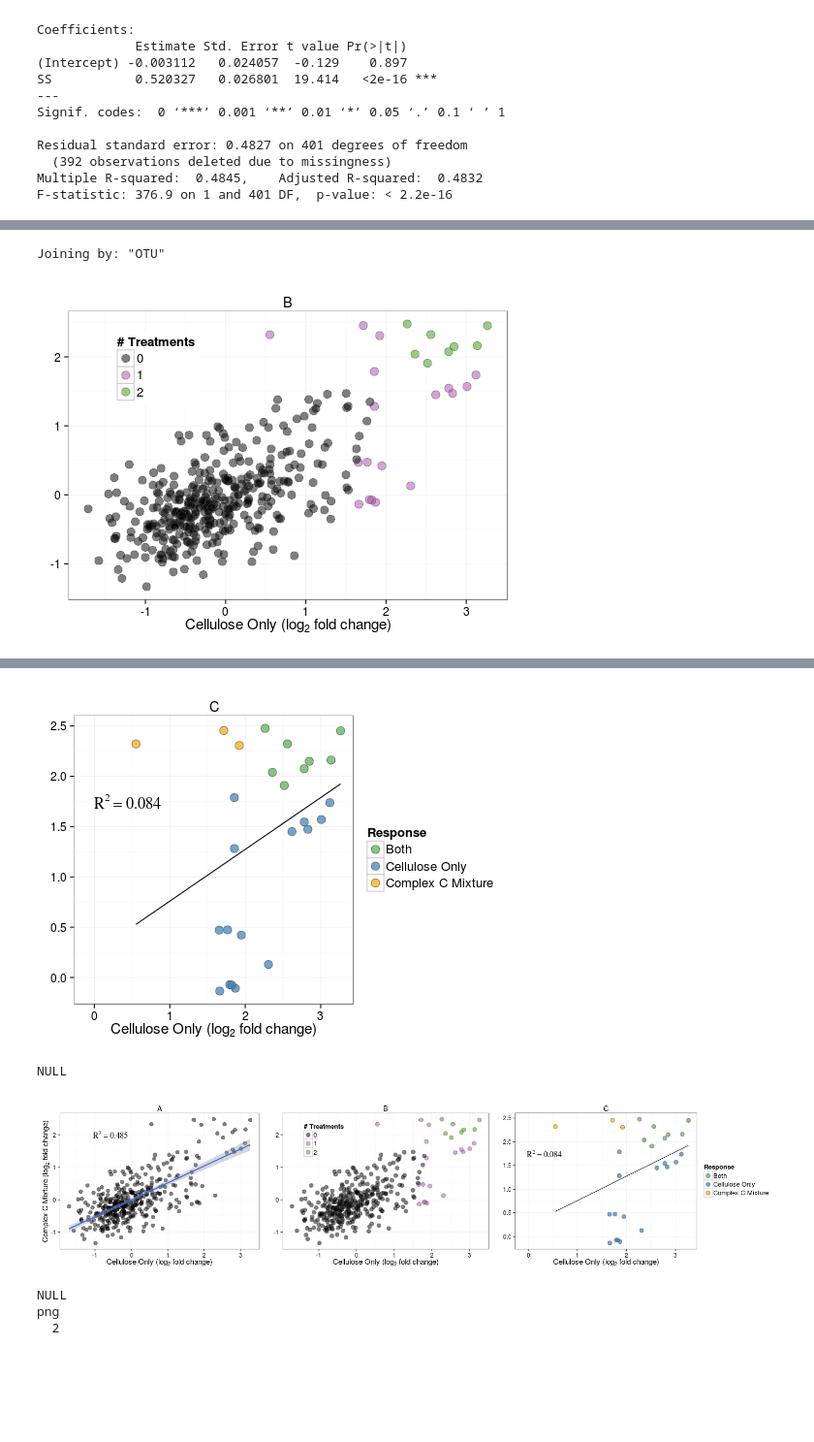
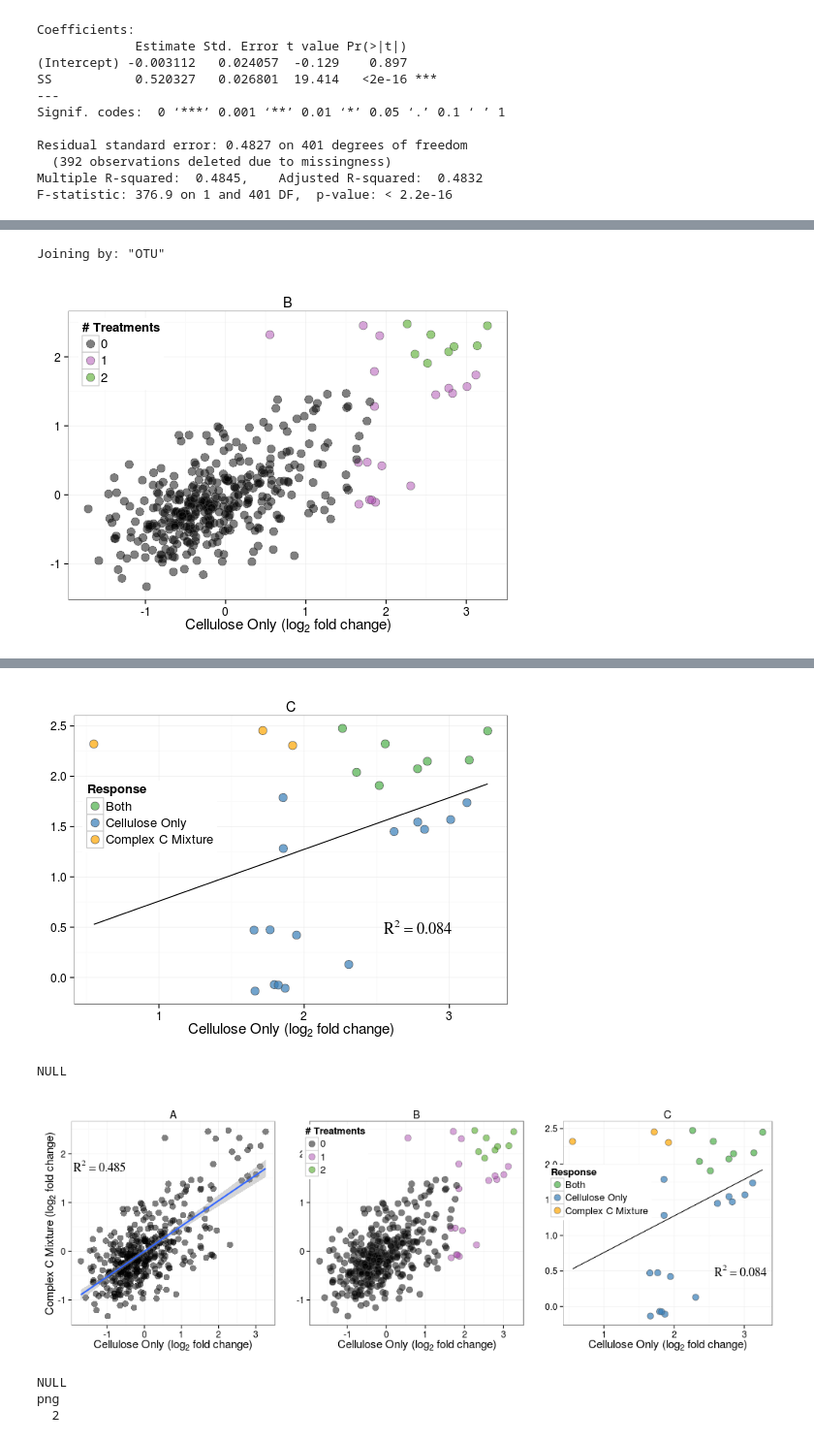
Before and after one commit to acampbellina/single_substrate, a Jupyter notebook: LinReg_3Panel_Fig.ipynb, the cells around one changed output, grey strips where cells are left out. Shown at 97% size. Saved outputs shown, nothing was run; the diff lists cells and outputs as text; code cells hidden in the pictures; blank space fills up the shorter version.

Commit message:
legend position change

```diff
--- a/LinReg_3Panel_Fig.ipynb
+++ b/LinReg_3Panel_Fig.ipynb
@@ -129,7 +129,7 @@ p1 = p1 + theme(axis.title.x = element_text(size=15))
 p1 = p1 + theme(axis.title.y = element_text(size=15))
 p1 = p1 + theme(axis.text.x = element_text(size=12))
 p1 = p1 + theme(axis.text.y = element_text(size=12))
-p1 = p1 + annotate("text", x=-0.1, y=2, label = "R^{2}==0.485", hjust=1, size=5.75, family="Times", parse=TRUE)
+p1 = p1 + annotate("text", x=-0.5, y=1.75, label = "R^{2}==0.485", hjust=1, size=5.75, family="Times", parse=TRUE)
 
 
 p1
@@ -206,12 +206,12 @@ p2 = p2 + theme(axis.title.x = element_text(size=15))
 p2 = p2 + theme(axis.text.x = element_text(size=12))
 p2 = p2 + theme(axis.text.y = element_text(size=12))
 p2 = p2 + theme(legend.title = element_text(size = 13), legend.text = element_text(size = 13))
-p2 = p2 + theme(legend.position=c(0.2,0.8))
+p2 = p2 + theme(legend.position=c(0.12,0.85))
 
 p2
 # %% [output]
 Joining by: "OTU"
-[figure, old version]
+[figure, new version]
 # %%
 %%R
 FDR = 0.10
@@ -324,21 +324,22 @@ p3 = p3 + theme(axis.title.x = element_text(size=15))
 p3 = p3 + theme(axis.text.x = element_text(size=12))
 p3 = p3 + theme(axis.text.y = element_text(size=12))
 p3 = p3 + theme(legend.title = element_text(size = 13), legend.text = element_text(size = 13))
-p3 = p3 + annotate("text", x=-0.1, y=1.75, label = "R^{2}==0.084", hjust=-0.1, size=5.75, family="Times", parse=TRUE)
+p3 = p3 + annotate("text", x=2.5, y=0.5, label = "R^{2}==0.084", hjust=-0.1, size=5.75, family="Times", parse=TRUE)
 #p3 = p3 + theme(legend.position=c(0.2,0.8))
+p3 = p3 + theme(legend.position=c(0.175,0.65))
 
 p3
 # %% [output]
-[figure, old version]
+[figure, new version]
 # %%
-%%R -w 1500 -h 350
+%%R -w 1000 -h 350
 
-p.combined = grid.arrange(p1, p2, p3, widths = c(2, 2, 2.5), ncol = 3)
+p.combined = grid.arrange(p1, p2, p3, widths = c(1, 1, 1), heights = c(1,1,1), ncol = 3)
 
 p.combined
 # %% [output]
 NULL
-[figure, old version]
+[figure, new version]
 # %%
 %%R
 pdf("figs/linreg_3panel.pdf", w = 15, h = 4)
```
Also changed, not shown: parts of 3 cells of this notebook, 2 other files.
